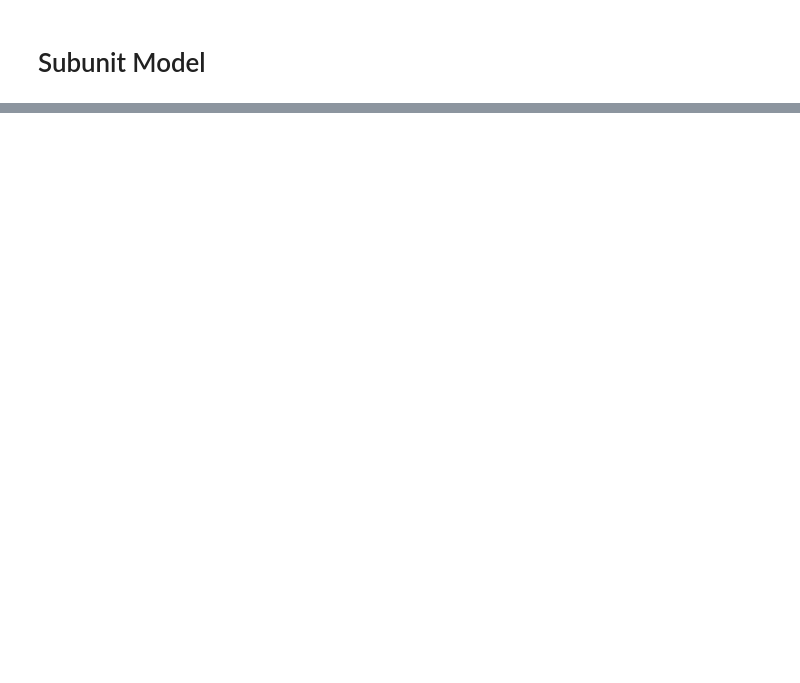
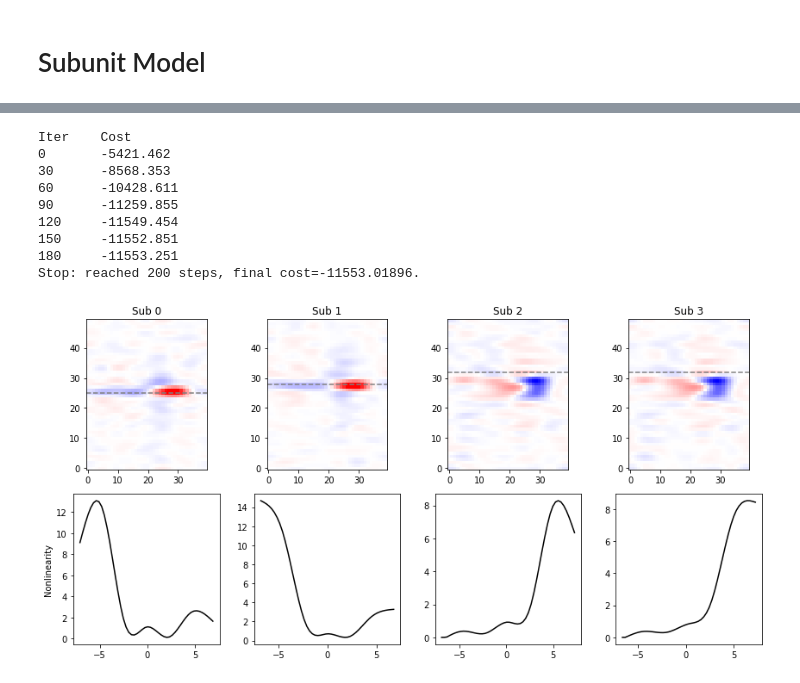
Before and after one commit to berenslab/RFEst, a Jupyter notebook: notebooks/splineGLMs.ipynb, the cells around one changed output, grey strips where cells are left out. Drawn from its saved outputs; the diff is of its cells as text; code cells hidden in the pictures; blank space fills up the shorter version.

```diff
--- a/notebooks/splineGLMs.ipynb
+++ b/notebooks/splineGLMs.ipynb
@@ -276,0 +276,42 @@ plot_results(lnln)
+# %%
+def plot_results(obj):
+
+    sRF_max = []
+    for i in range(4):
+        sRF, tRF = get_spatial_and_temporal_filters(obj.w_opt[:, i], dims)
+        sRF_max.append(sRF.argmax())
+
+    sRF_order = np.argsort(sRF_max)
+
+    w_opt = obj.w_opt[:, sRF_order]
+    sRF_max = np.array(sRF_max)[sRF_order]
+
+    fig, ax = plt.subplots(2,4, figsize=(12,6))
+
+    for i in range(4):
+        w = w_opt[:, i]
+        w_norm = ( w/ np.linalg.norm(w)).reshape(dims)
+        ax[0, i].imshow(w_norm.T, origin='lower', cmap=plt.cm.bwr, vmin=-0.2, vmax=0.2)
+        ax[0, i].set_title(f'Sub {i}')
+        ax[0, i].axhline(sRF_max[i], color='grey', linestyle='--')
+
+        obj.fit_nonlinearity(w=w_opt[:, i])
+        ax[1, i].plot(obj.bins, obj.fnl(obj.bins, nl='nonparametric'), color='black')
+    ax[1, 0].set_ylabel('Nonlinearity')
+
+    fig.tight_layout()
+
+lnln.fit_nonlinearity(w=lnln.w_stc_pos[:, 1])
+lnln.fit(num_iters=200, num_subunits=4, beta=20, verbal=30)
+plot_results(lnln)
+# %% [output]
+Iter    Cost
+0       -5421.462
+30      -8568.353
+60      -10428.611
+90      -11259.855
+120     -11549.454
+150     -11552.851
+180     -11553.251
+Stop: reached 200 steps, final cost=-11553.01896.
+[figure, added]
```
Also changed, not shown: parts of 10 cells of this notebook, 2 other files.
